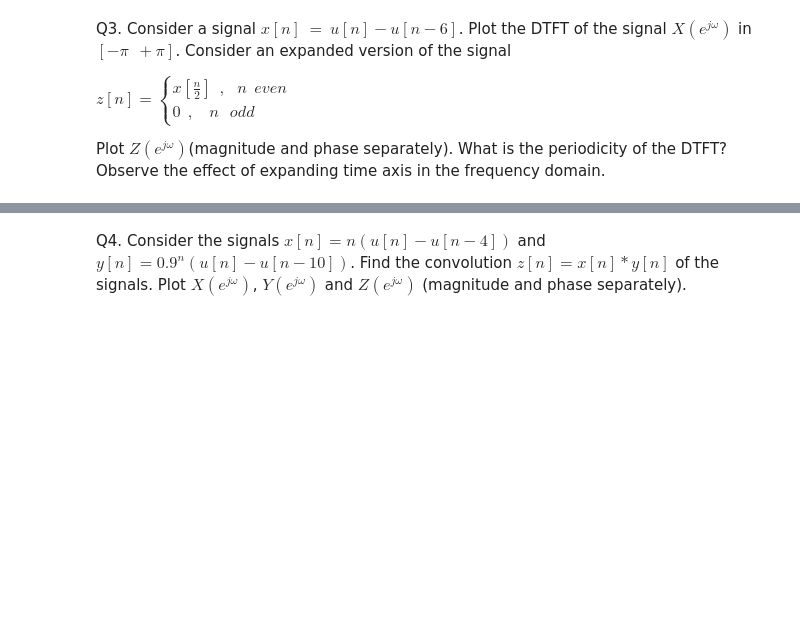
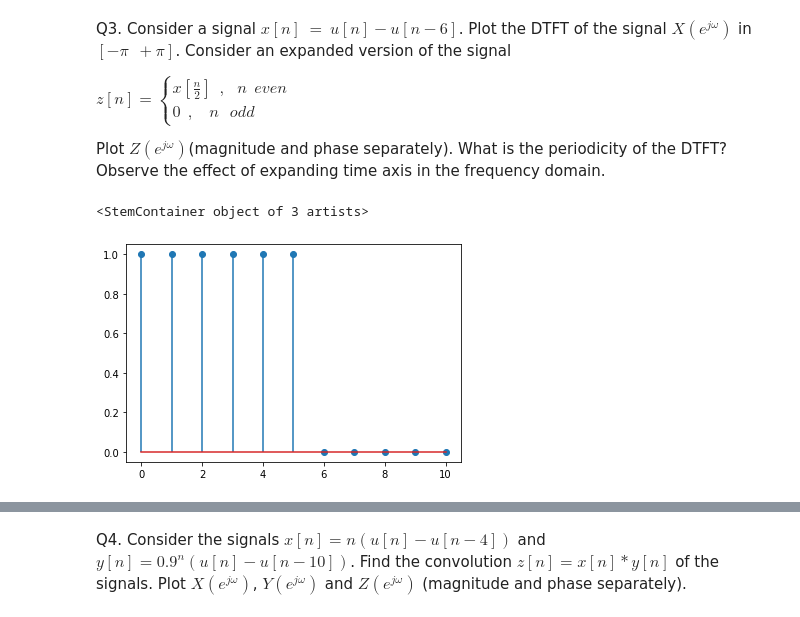
Before and after one commit to the-pinbo/DSP-lab, a Jupyter notebook: Lab2/DTFT.ipynb, the cells around one changed output, grey strips where cells are left out. Saved outputs shown, nothing was run; the diff lists cells and outputs as text; code cells hidden in the pictures; blank space fills up the shorter version.

```diff
--- a/Lab2/DTFT.ipynb
+++ b/Lab2/DTFT.ipynb
@@ -222,3 +222,12 @@ Q3. Consider a signal $x[n] ~ =~u[n]-u[n-6]$. Plot the DTFT of the signal $X(e^{
 $ z[n]= \begin{cases}x[\frac{n}{2}]~~,~~~n~~even\\0~~,~~~~n~~~odd\end{cases}$
 
 Plot $Z(e^{j\omega})$(magnitude and phase separately). What is the periodicity of the DTFT? Observe the effect     of expanding time axis in the frequency domain.
+# %%
+N = 4096
+omega = np.pi
+n = np.arange(10 + 1)
+x = np.zeros(n.size)
+x[0:6] = 1
+# %% [output]
+<StemContainer object of 3 artists>
+[figure, added]
```
Also changed, not shown: parts of 23 cells of this notebook, 2 other files.
